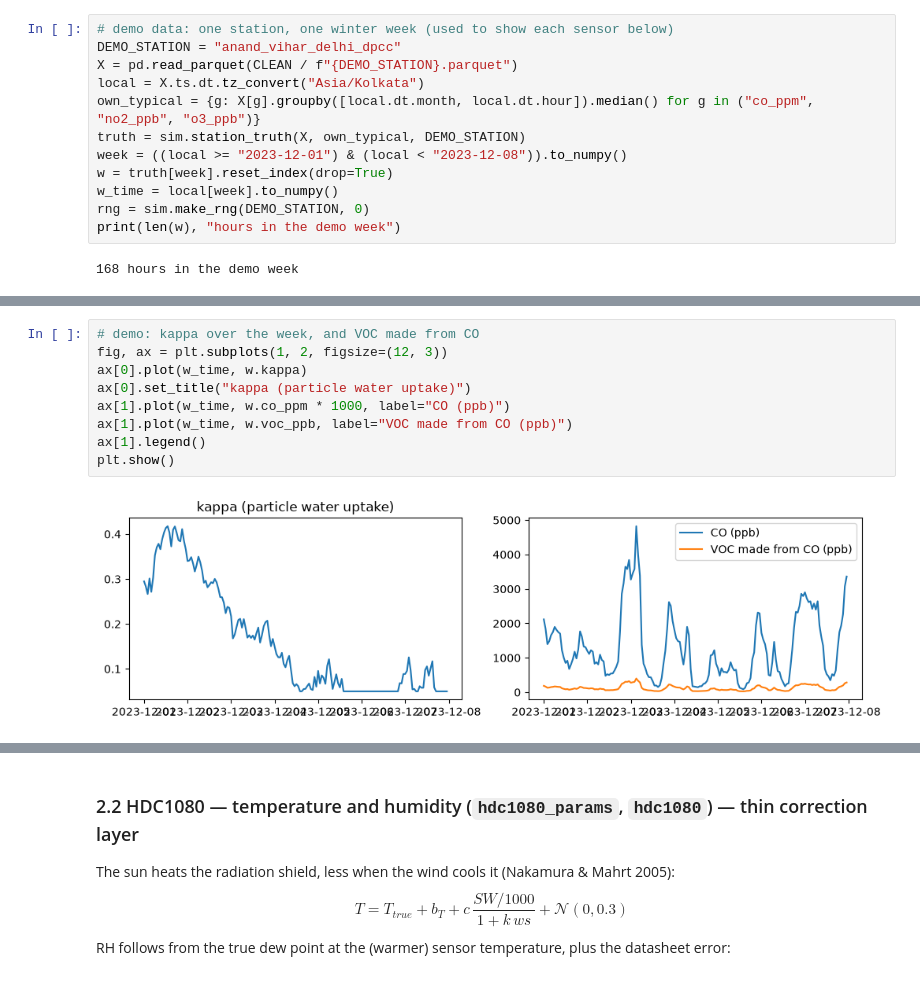
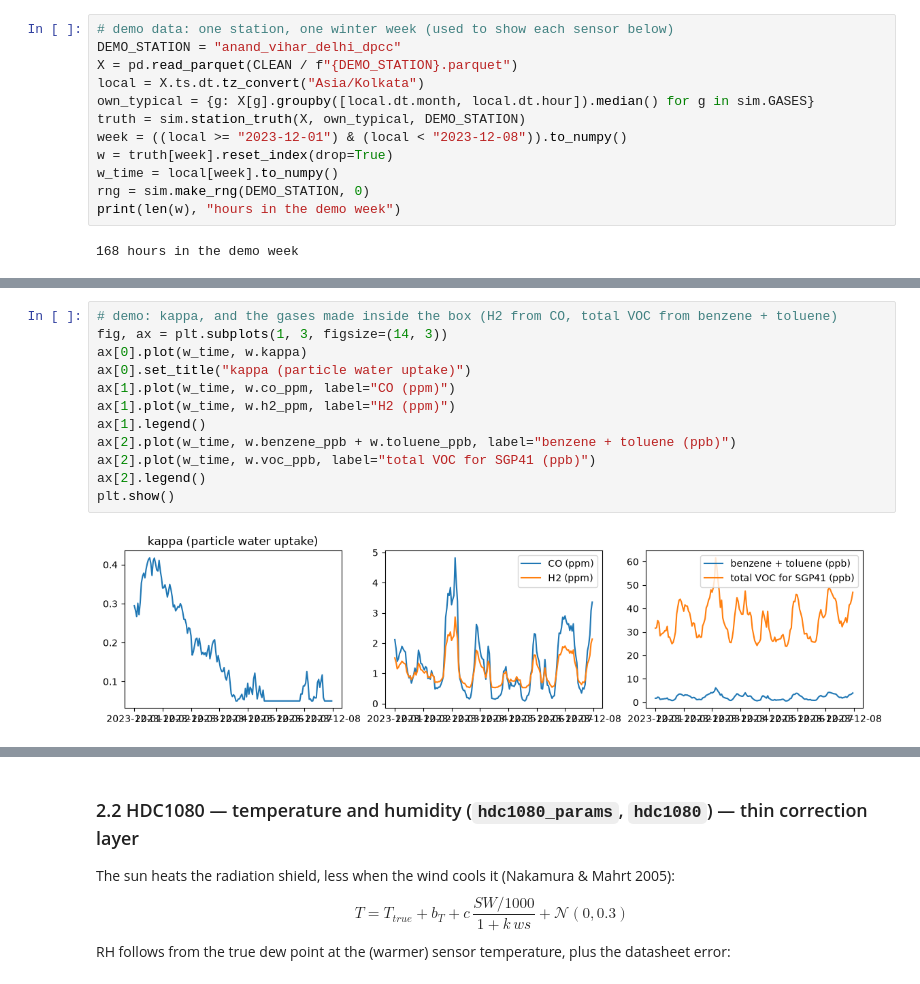
Before and after one commit to samiul1221/Hybrid-Aqi-Trend-Forecasting, a Jupyter notebook: notebooks/02_simulator.ipynb, the cells around one changed output, grey strips where cells are left out. Drawn from its saved outputs; the diff is of its cells as text.

```diff
--- a/notebooks/02_simulator.ipynb
+++ b/notebooks/02_simulator.ipynb
@@ -51,7 +51,7 @@ UNITS_PER_STATION = 3
 DEMO_STATION = "anand_vihar_delhi_dpcc"
 X = pd.read_parquet(CLEAN / f"{DEMO_STATION}.parquet")
 local = X.ts.dt.tz_convert("Asia/Kolkata")
-own_typical = {g: X[g].groupby([local.dt.month, local.dt.hour]).median() for g in ("co_ppm", "no2_ppb", "o3_ppb")}
+own_typical = {g: X[g].groupby([local.dt.month, local.dt.hour]).median() for g in sim.GASES}
 truth = sim.station_truth(X, own_typical, DEMO_STATION)
 week = ((local >= "2023-12-01") & (local < "2023-12-08")).to_numpy()
 w = truth[week].reset_index(drop=True)
@@ -73,16 +80,19 @@ $$VOC_{ppb} = 20 + r \cdot CO_{ppb},\qquad r = U(0.03, 0.10)\ \text{per station}
 **Gas gaps:** the gas sensors need a value every hour → short gaps (≤ 3 h) are interpolated, longer ones use the
 usual value for that month and hour.
 # %%
-# demo: kappa over the week, and VOC made from CO
-fig, ax = plt.subplots(1, 2, figsize=(12, 3))
+# demo: kappa, and the gases made inside the box (H2 from CO, total VOC from benzene + toluene)
+fig, ax = plt.subplots(1, 3, figsize=(14, 3))
 ax[0].plot(w_time, w.kappa)
 ax[0].set_title("kappa (particle water uptake)")
-ax[1].plot(w_time, w.co_ppm * 1000, label="CO (ppb)")
-ax[1].plot(w_time, w.voc_ppb, label="VOC made from CO (ppb)")
+ax[1].plot(w_time, w.co_ppm, label="CO (ppm)")
+ax[1].plot(w_time, w.h2_ppm, label="H2 (ppm)")
 ax[1].legend()
+ax[2].plot(w_time, w.benzene_ppb + w.toluene_ppb, label="benzene + toluene (ppb)")
+ax[2].plot(w_time, w.voc_ppb, label="total VOC for SGP41 (ppb)")
+ax[2].legend()
 plt.show()
 # %% [output]
-[figure, old version]
+[figure, new version]
 # %% [markdown]
 ## 2. One formula per sensor
 
```
Also changed, not shown: parts of 24 cells of this notebook, 6 other files.
